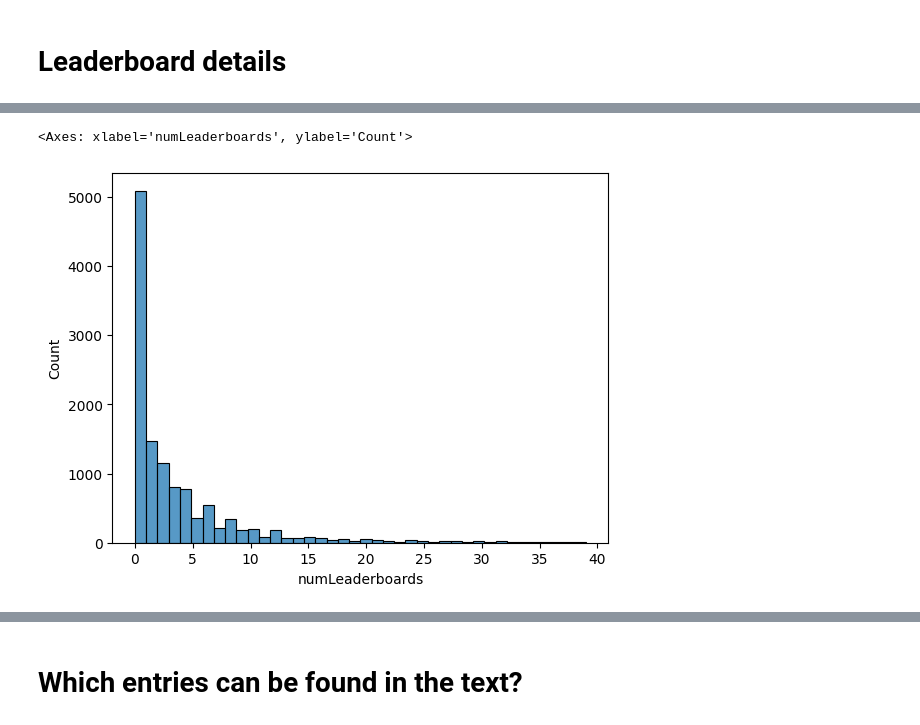
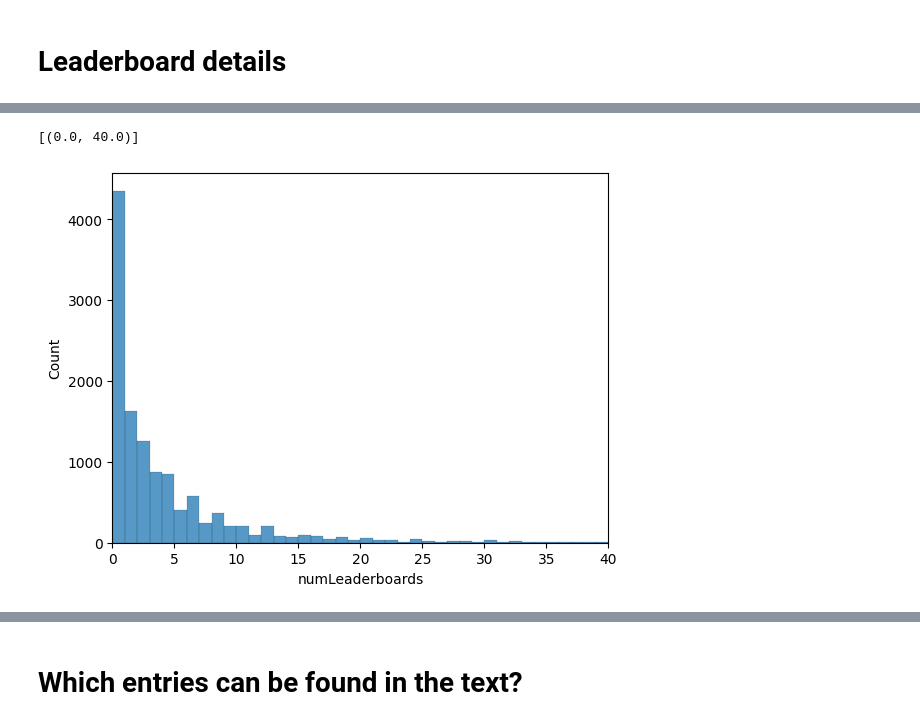
Before and after one commit to urbanlutz/nlp2024_ClefTask4SOTA, a Jupyter notebook: data_exploration.ipynb, the cells around one changed output, grey strips where cells are left out. Cells and saved outputs as stored; diff of their text form; code cells hidden in the pictures.

```diff
--- a/data_exploration.ipynb
+++ b/data_exploration.ipynb
@@ -142,5 +148,6 @@ sns.displot(df_lt40["numLeaderboards"], kind="ecdf")
-# %%
-sns.histplot(df_lt40["numLeaderboards"], bins=40)
-# %% [output]
-<Axes: xlabel='numLeaderboards', ylabel='Count'>
-[figure, removed]
+# %%
+ax = sns.histplot(df["numLeaderboards"], bins=max(df["numLeaderboards"]))
+ax.set(xlim=(0, 40))
+# %% [output]
+[(0.0, 40.0)]
+[figure, added]
```
Also changed, not shown: parts of 11 cells of this notebook, 2 other files.
